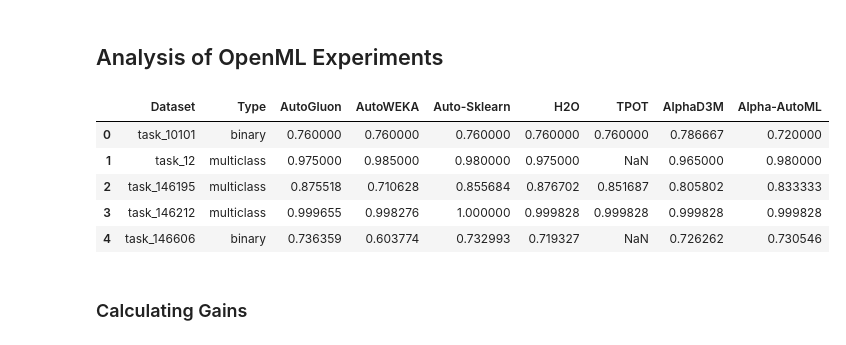
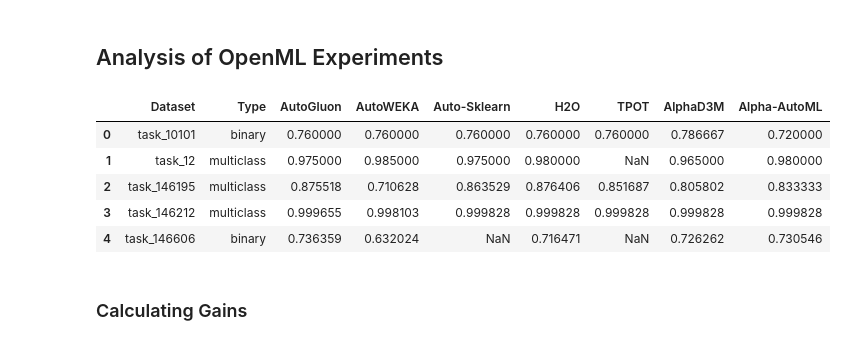
Before and after one commit to VIDA-NYU/alpha-automl, a Jupyter notebook: scripts/amlb/results_analysis.ipynb, the cells around one changed output. Saved outputs shown, nothing was run; the diff lists cells and outputs as text; code cells hidden in the pictures.

```diff
--- a/scripts/amlb/results_analysis.ipynb
+++ b/scripts/amlb/results_analysis.ipynb
@@ -4,22 +4,23 @@
 import pandas as pd
 import altair as alt
 # %%
+systems = ['AutoGluon', 'AutoWEKA', 'Auto-Sklearn', 'H2O', 'TPOT', 'AlphaD3M', 'Alpha-AutoML']
 performances = pd.read_csv('results/results.csv')
 performances = performances[['id', 'framework', 'type', 'result']]
 performances = pd.pivot_table(performances, index=['id', 'type'], columns='framework', values='result')
 performances = performances.reset_index()
 performances.columns.name = None
 performances.rename(columns={'id': 'Dataset', 'type': 'Type', 'H2OAutoML': 'H2O', 'autosklearn': 'Auto-Sklearn'}, inplace=True)
-performances = performances[['Dataset', 'Type', 'AutoGluon', 'AutoWEKA', 'Auto-Sklearn', 'H2O', 'TPOT', 'AlphaD3M', 'Alpha-AutoML']]
+performances = performances[['Dataset', 'Type'] + systems]
 performances = performances.replace('openml.org/t/','task_', regex=True)
 performances.head()
 # %% [output]
 |  | Dataset | Type | AutoGluon | AutoWEKA | Auto-Sklearn | H2O | TPOT | AlphaD3M | Alpha-AutoML |
 | 0 | task_10101 | binary | 0.760000 | 0.760000 | 0.760000 | 0.760000 | 0.760000 | 0.786667 | 0.720000 |
-| 1 | task_12 | multiclass | 0.975000 | 0.985000 | 0.980000 | 0.975000 | NaN | 0.965000 | 0.980000 |
-| 2 | task_146195 | multiclass | 0.875518 | 0.710628 | 0.855684 | 0.876702 | 0.851687 | 0.805802 | 0.833333 |
-| 3 | task_146212 | multiclass | 0.999655 | 0.998276 | 1.000000 | 0.999828 | 0.999828 | 0.999828 | 0.999828 |
-| 4 | task_146606 | binary | 0.736359 | 0.603774 | 0.732993 | 0.719327 | NaN | 0.726262 | 0.730546 |
+| 1 | task_12 | multiclass | 0.975000 | 0.985000 | 0.975000 | 0.980000 | NaN | 0.965000 | 0.980000 |
+| 2 | task_146195 | multiclass | 0.875518 | 0.710628 | 0.863529 | 0.876406 | 0.851687 | 0.805802 | 0.833333 |
+| 3 | task_146212 | multiclass | 0.999655 | 0.998103 | 0.999828 | 0.999828 | 0.999828 | 0.999828 | 0.999828 |
+| 4 | task_146606 | binary | 0.736359 | 0.632024 | NaN | 0.716471 | NaN | 0.726262 | 0.730546 |
 # %%
 # Utils
 
```
Also changed, not shown: parts of 7 cells of this notebook.
